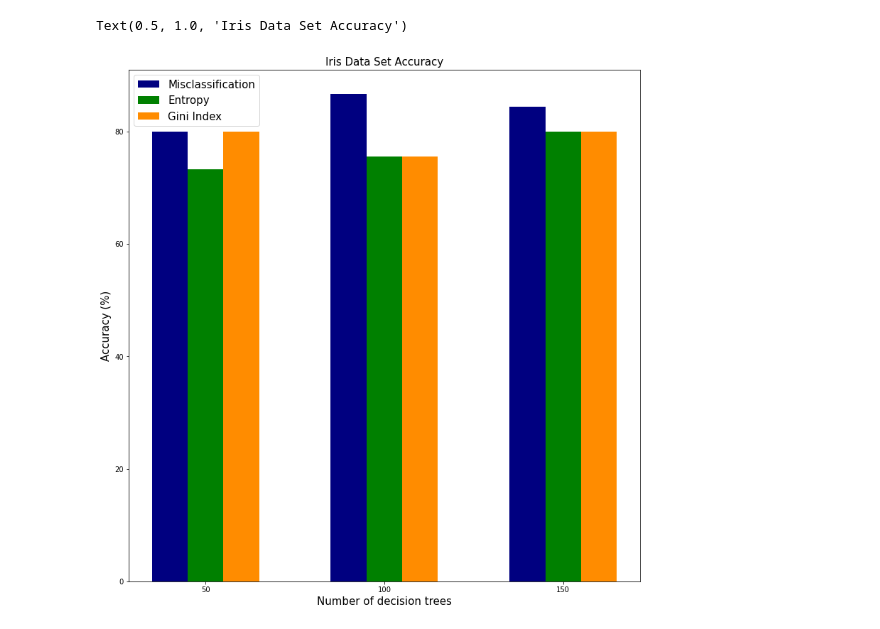
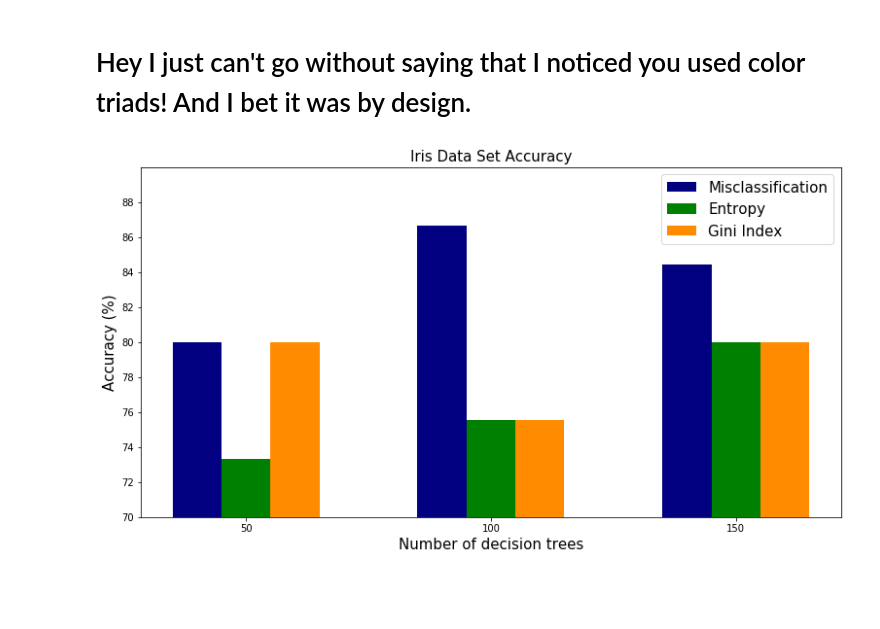
Before and after one commit to A-Howedy/RandomForest-SVM, a Jupyter notebook: Untitled.ipynb, the cells around one changed output. Cells and saved outputs as stored; diff of their text form; code cells hidden in the pictures; blank space fills up the shorter version.

```diff
--- a/Untitled.ipynb
+++ b/Untitled.ipynb
@@ -7,21 +7,26 @@ num_of_trees = [50,100,150]
 Iris_Gini = np.array([36,34,36]) / 45
 Iris_Entropy = np.array([33,34,36]) / 45
 Iris_Misclassification = np.array([36,39,38]) / 45
+# %% [markdown]
+# Hey I just can't go without saying that I noticed you used color triads! And I bet it was by design.
 # %%
-fig = plt.figure(figsize=(10,10))
+fig = plt.figure(figsize=(10,5))
 ax = fig.add_axes([0,0,1,1])
 num_of_trees = np.array(num_of_trees)
 ax.bar(num_of_trees-10, Iris_Misclassification*100, color = 'navy', width = 10)
 ax.bar(num_of_trees, Iris_Entropy*100, color='g',width=10)
 ax.bar(num_of_trees+10,Iris_Gini*100,color='darkorange',width=10)
 ax.set_xticks(num_of_trees)
+ax.set_yticks(np.arange(70,90, 2))
 ax.set_ylabel("Accuracy (%)", fontsize = 15)
 ax.set_xlabel("Number of decision trees", fontsize = 15)
 ax.legend(['Misclassification','Entropy','Gini Index'], fontsize = 15)
+plt.ylim([70,90])
 plt.title("Iris Data Set Accuracy", fontsize = 15)
+
+plt.savefig('out/acc_iris.jpg')
 # %% [output]
-Text(0.5, 1.0, 'Iris Data Set Accuracy')
-[figure, old version]
+[figure, new version]
 # %%
 C = np.array([7455,7455,7455])/9769
 B = np.array([7455,7455,7455])/9769
```
Also changed, not shown: parts of 7 cells of this notebook, 8 other files.
